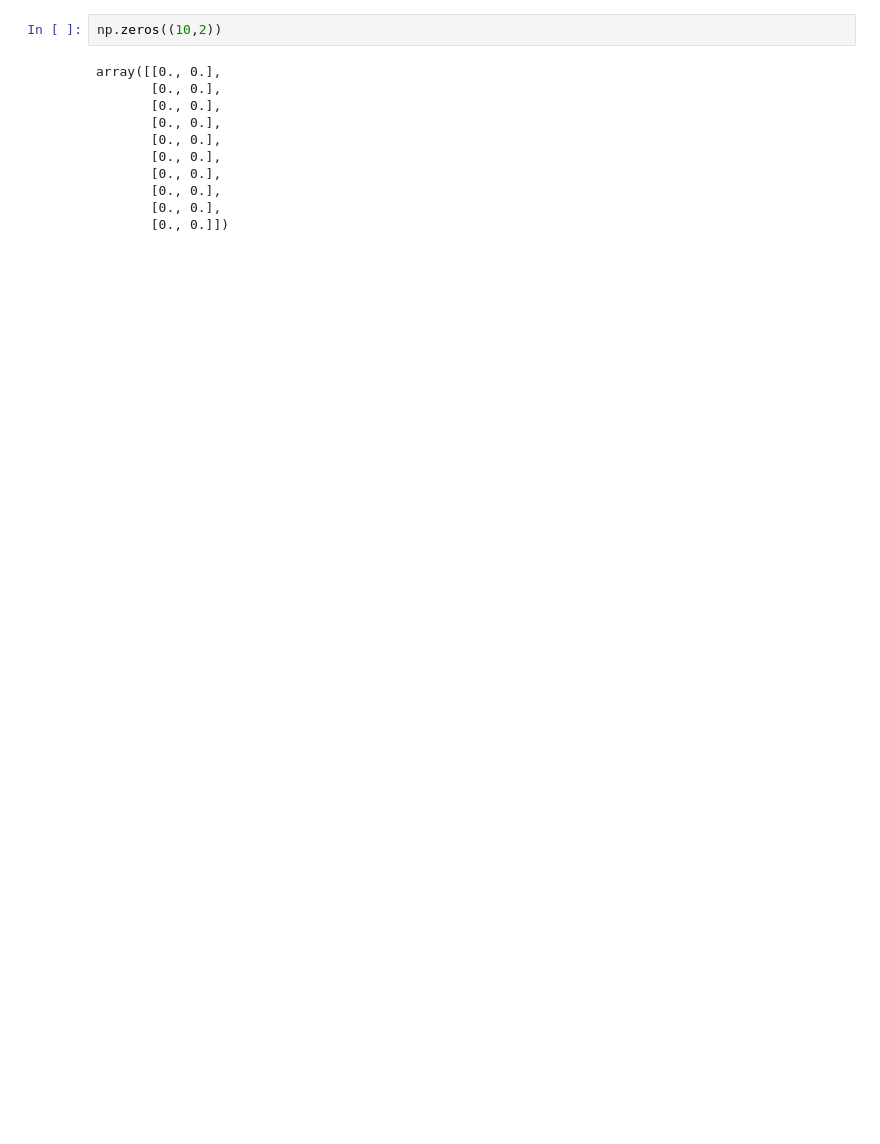
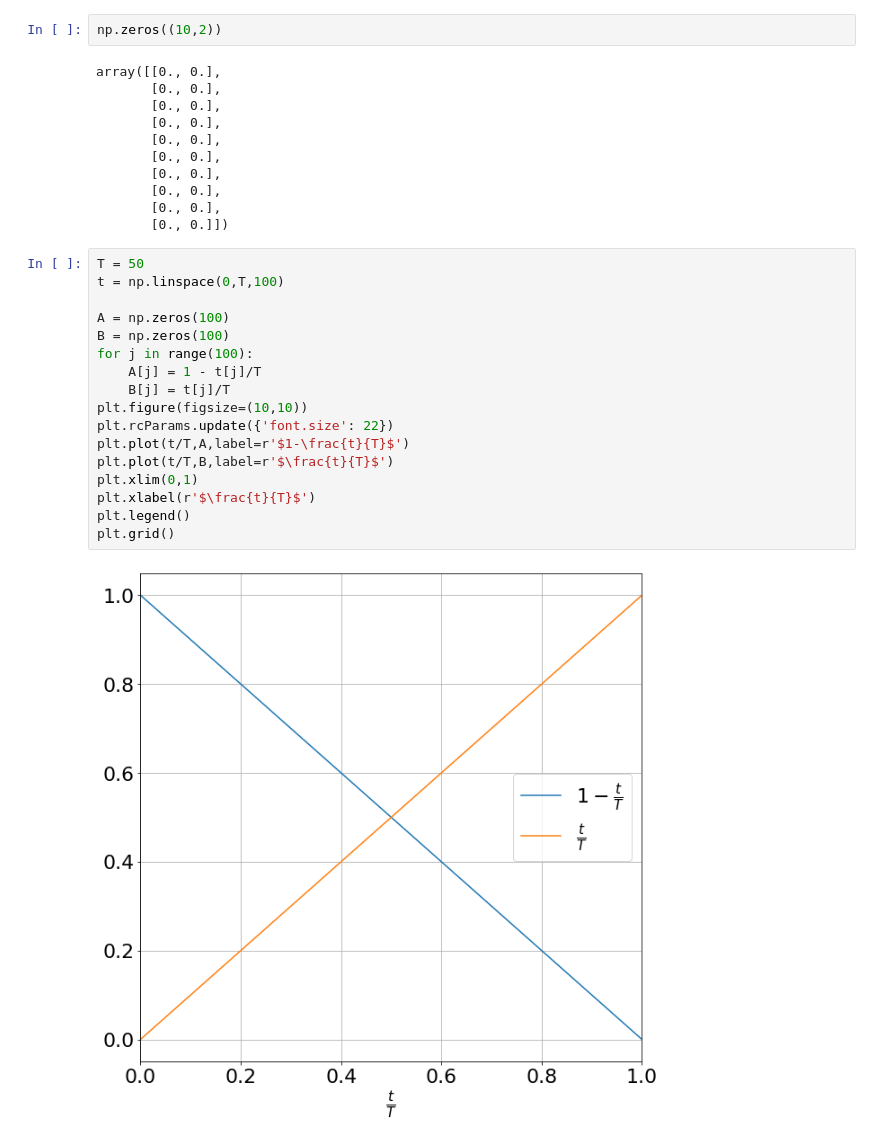
Before and after one commit to YsHaNgM/quantum-annealing-project, a Jupyter notebook: single spin time indepandent.ipynb, the cells around one changed output. Drawn from its saved outputs; the diff is of its cells as text; blank space fills up the shorter version.

```diff
--- a/single spin time indepandent.ipynb
+++ b/single spin time indepandent.ipynb
@@ -41,3 +41,22 @@ array([[0., 0.],
        [0., 0.],
        [0., 0.],
        [0., 0.]])
+# %%
+T = 50
+t = np.linspace(0,T,100)
+
+A = np.zeros(100)
+B = np.zeros(100)
+for j in range(100):
+    A[j] = 1 - t[j]/T
+    B[j] = t[j]/T
+plt.figure(figsize=(10,10))
+plt.rcParams.update({'font.size': 22})
+plt.plot(t/T,A,label=r'$1-\frac{t}{T}$')
+plt.plot(t/T,B,label=r'$\frac{t}{T}$')
+plt.xlim(0,1)
+plt.xlabel(r'$\frac{t}{T}$')
+plt.legend()
+plt.grid()
+# %% [output]
+[figure, added]
```
Also changed, not shown: parts of 1 cell of this notebook, 2 other files.
